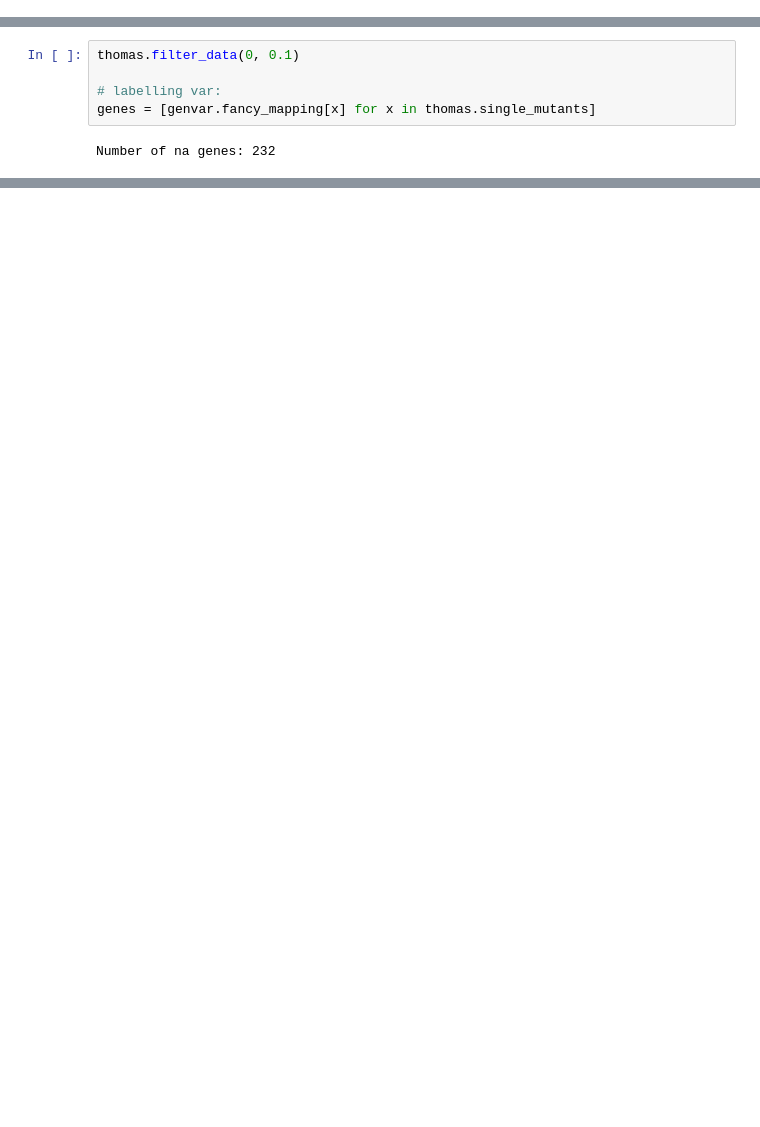
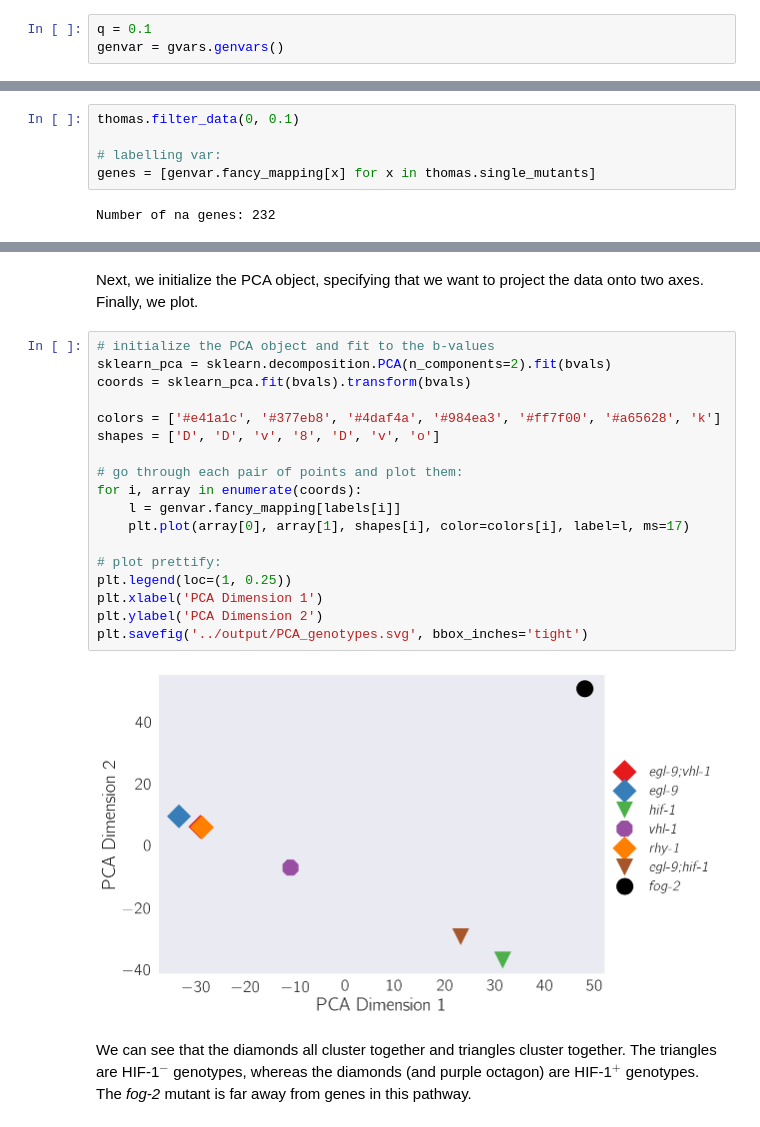
Before and after one commit to WormLabCaltech/mprsq, a Jupyter notebook: src/Predicting Interactions.ipynb, the cells around one changed output, grey strips where cells are left out. Cells and saved outputs as stored; diff of their text form; blank space fills up the shorter version.

```diff
--- a/src/Predicting Interactions.ipynb
+++ b/src/Predicting Interactions.ipynb
@@ -66,3 +52,6 @@ hypoxia_gold = pd.read_csv('../input/hypoxia_gold_standard.csv',
+# %%
+q = 0.1
+genvar = gvars.genvars()
 # %%
 # Specify the genotypes to refer to:
 single_mutants = ['b', 'c', 'd', 'e', 'g']
@@ -261,0 +143,24 @@ ovy = find_rank(ovy)
+# %% [markdown]
+Next, we initialize the PCA object, specifying that we want to project the data onto two axes. Finally, we plot.
+# %%
+# initialize the PCA object and fit to the b-values
+sklearn_pca = sklearn.decomposition.PCA(n_components=2).fit(bvals)
+coords = sklearn_pca.fit(bvals).transform(bvals)
+
+colors = ['#e41a1c', '#377eb8', '#4daf4a', '#984ea3', '#ff7f00', '#a65628', 'k']
+shapes = ['D', 'D', 'v', '8', 'D', 'v', 'o']
+
+# go through each pair of points and plot them:
+for i, array in enumerate(coords):
+    l = genvar.fancy_mapping[labels[i]]
+    plt.plot(array[0], array[1], shapes[i], color=colors[i], label=l, ms=17)
+
+# plot prettify:
+plt.legend(loc=(1, 0.25))
+plt.xlabel('PCA Dimension 1')
+plt.ylabel('PCA Dimension 2')
+plt.savefig('../output/PCA_genotypes.svg', bbox_inches='tight')
+# %% [output]
+[figure, added]
+# %% [markdown]
+We can see that the diamonds all cluster together and triangles cluster together. The triangles are HIF-1$^-$ genotypes, whereas the diamonds (and purple octagon) are HIF-1$^+$ genotypes. The *fog-2* mutant is far away from genes in this pathway.
```
Also changed, not shown: parts of 32 cells of this notebook, 26 other files.
